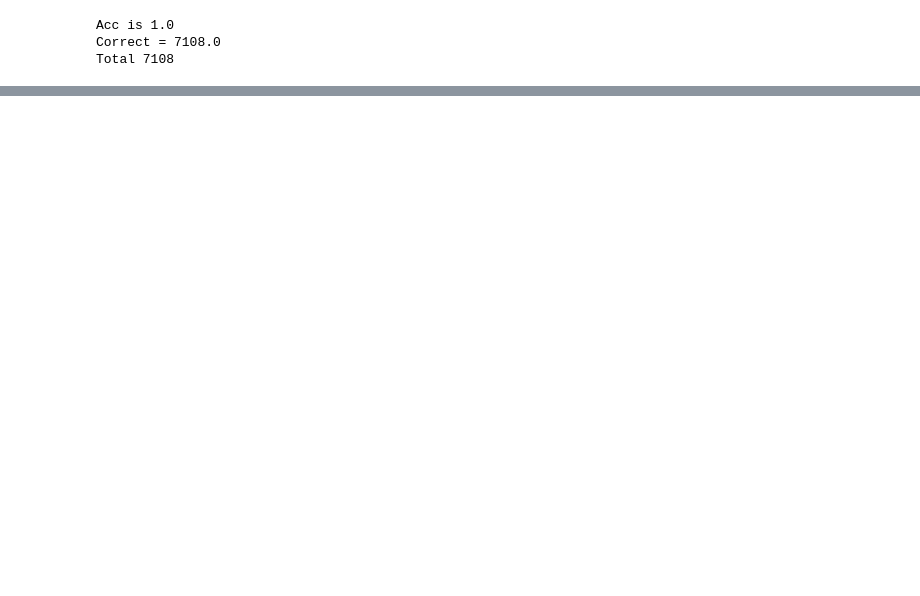
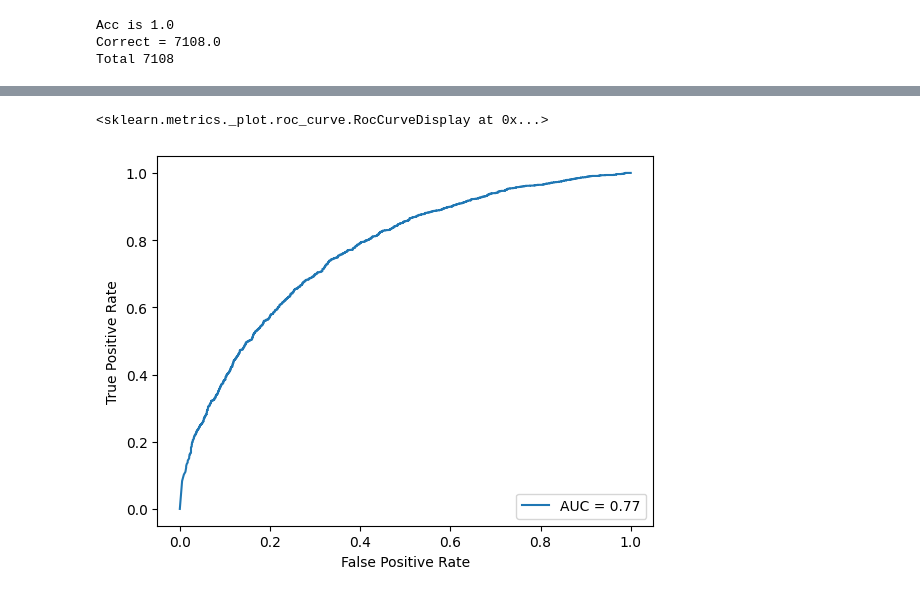
Before and after one commit to LanZBoY/torchPlayGround, a Jupyter notebook: NLP/WordEmbForMR.ipynb, the cells around one changed output, grey strips where cells are left out. Cells and saved outputs as stored; diff of their text form; code cells hidden in the pictures; blank space fills up the shorter version.

```diff
--- a/NLP/WordEmbForMR.ipynb
+++ b/NLP/WordEmbForMR.ipynb
@@ -71,8 +84,8 @@ with torch.no_grad():
     for x,y in trainDataloader:
         x = x.to(DEVICE)
         y = y.to(DEVICE)
-        pred = model(x)
-        correct += (pred.argmax(1) == y).type(torch.float32).sum()
+        pred = torch.sigmoid(model(x))
+        correct += ((pred > 0.5) == y).type(torch.float32).sum()
     acc = correct/len(trainDataloader.dataset)
     print(f'Acc is {acc}')
     print(f'Correct = {correct}')
@@ -99,0 +131,7 @@ Total 3554
+# %%
+roc_auc = auc(fpr, tpr)
+result = RocCurveDisplay(fpr = fpr, tpr = tpr, roc_auc = roc_auc)
+result.plot()
+# %% [output]
+<sklearn.metrics._plot.roc_curve.RocCurveDisplay at 0x...>
+[figure, added]
```
Also changed, not shown: parts of 9 cells of this notebook, 1 other file.
